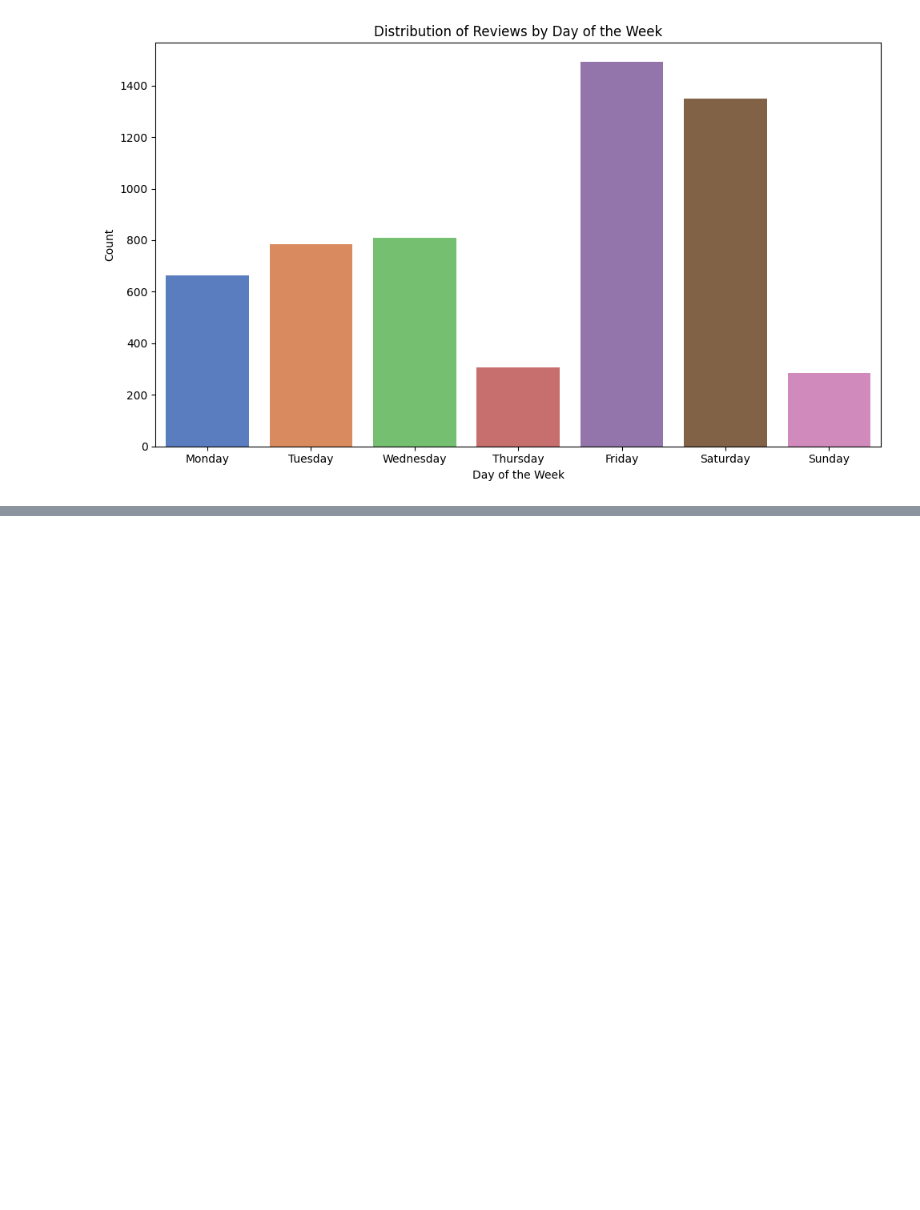
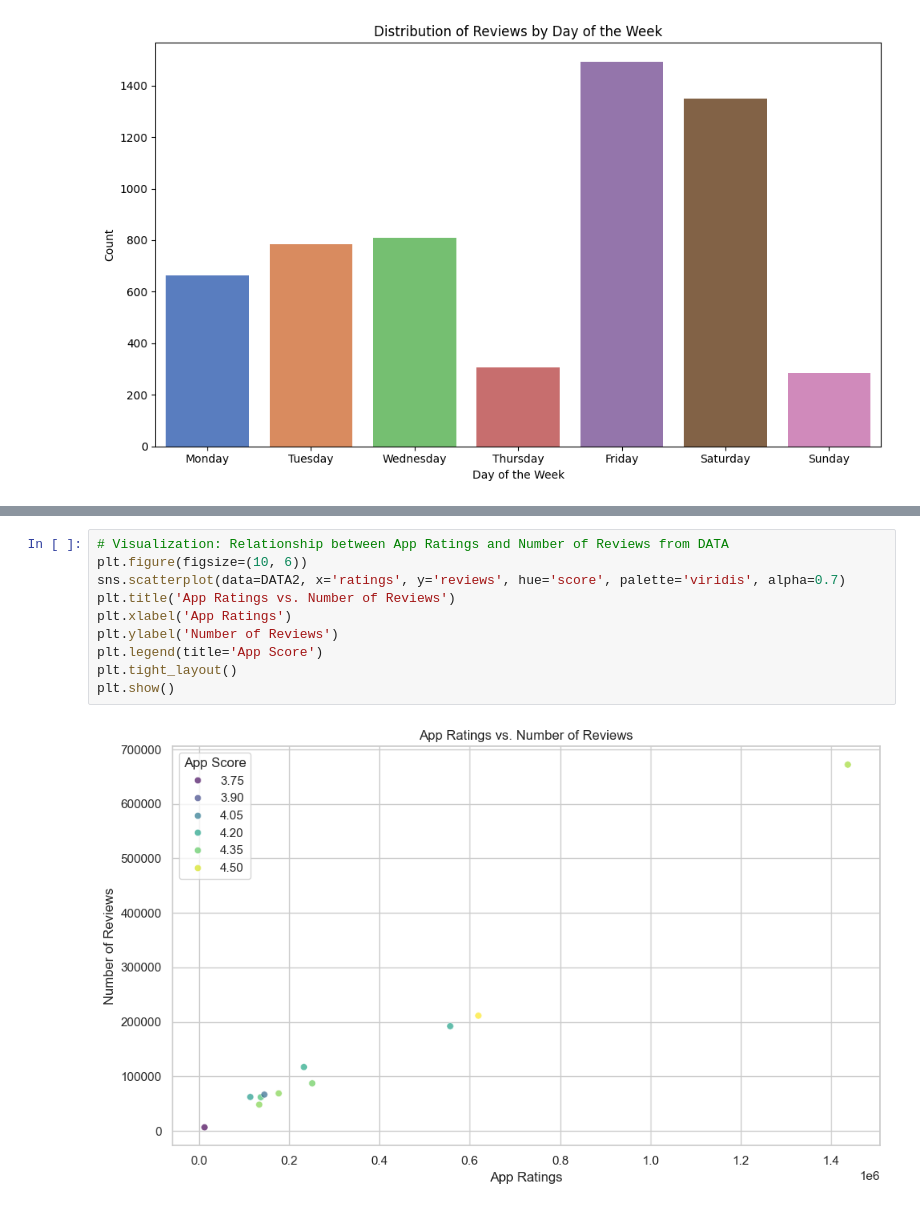
Before and after one commit to vedyan/FeynnLabs_ML_Intern, a Jupyter notebook: Project 3.1 : AI Product_Service Business & Finance Modelling/project.ipynb, the cells around one changed output, grey strips where cells are left out. Drawn from its saved outputs; the diff is of its cells as text; blank space fills up the shorter version.

```diff
--- a/Project 3.1 : AI Product_Service Business & Finance Modelling/project.ipynb
+++ b/Project 3.1 : AI Product_Service Business & Finance Modelling/project.ipynb
@@ -395,0 +505,12 @@ plt.show()
+# %%
+# Visualization: Relationship between App Ratings and Number of Reviews from DATA
+plt.figure(figsize=(10, 6))
+sns.scatterplot(data=DATA2, x='ratings', y='reviews', hue='score', palette='viridis', alpha=0.7)
+plt.title('App Ratings vs. Number of Reviews')
+plt.xlabel('App Ratings')
+plt.ylabel('Number of Reviews')
+plt.legend(title='App Score')
+plt.tight_layout()
+plt.show()
+# %% [output]
+[figure, added]
```
Also changed, not shown: parts of 3 cells of this notebook, 1 other file.
